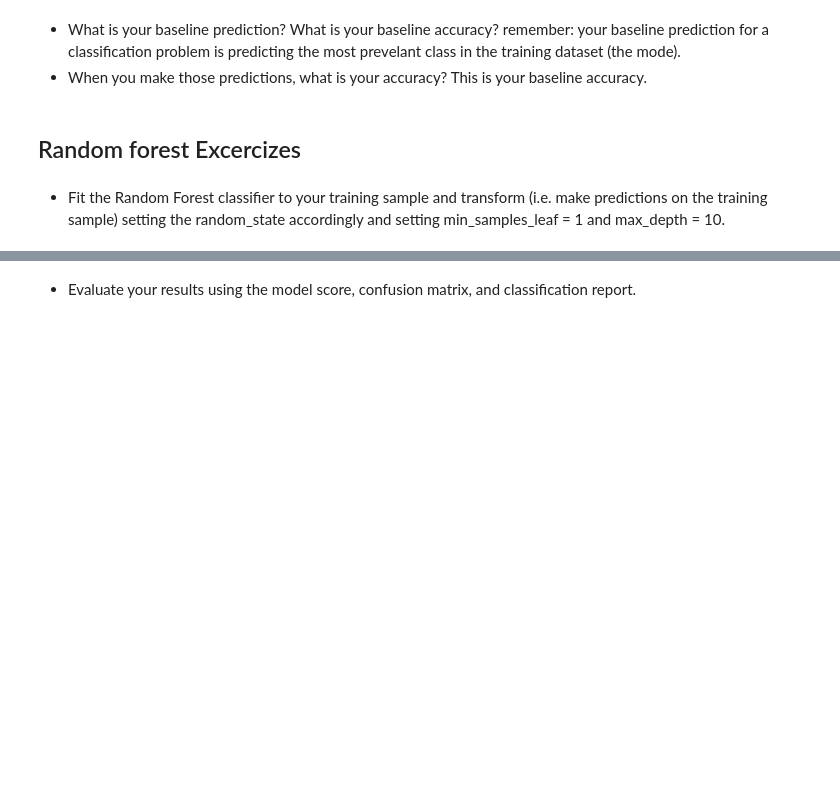
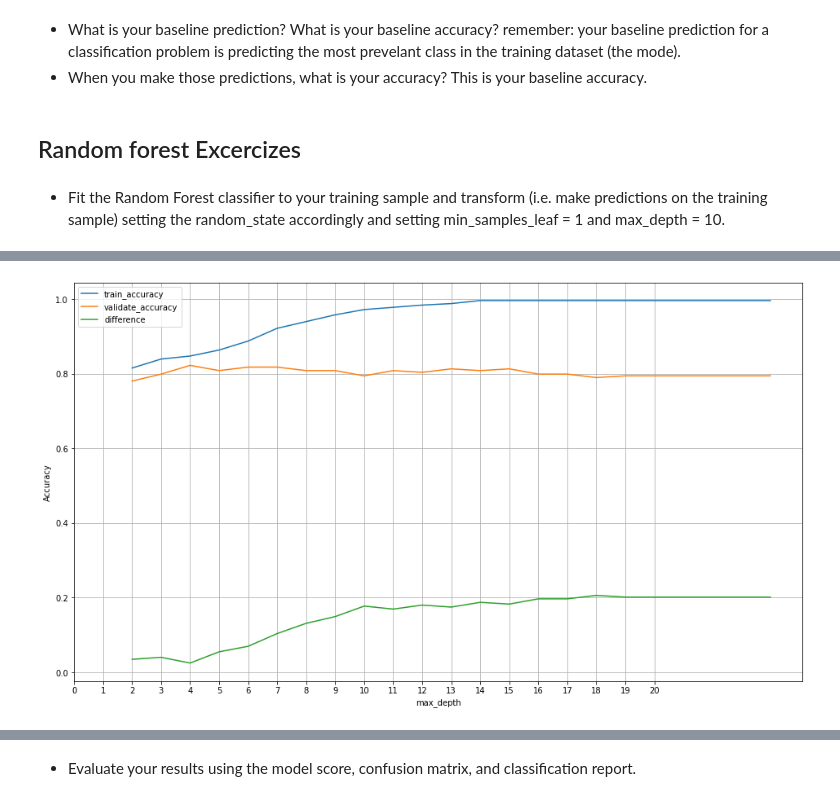
Before and after one commit to GladyBarrios/classification-exercises, a Jupyter notebook: model.ipynb, the cells around one changed output, grey strips where cells are left out. Cells and saved outputs as stored; diff of their text form; code cells hidden in the pictures; blank space fills up the shorter version.

```diff
--- a/model.ipynb
+++ b/model.ipynb
@@ -168,0 +280,2 @@ titanic.head()
+# %%
+df = df.drop(columns=['pclass', 'embarked', 'embarked_encode', 'passenger_id'])
@@ -168,0 +292,11 @@ titanic.head()
+# %%
+train, validate, test = prepare.split(df, stratify_by='survived')
+# %%
+X_train = train.drop(columns=["survived"])
+y_train = train.survived
+
+X_validate = validate.drop(columns=["survived"])
+y_validate = validate.survived
+
+X_test = test.drop(columns=["survived"])
+y_test = test.survived
@@ -168,0 +444,27 @@ titanic.head()
+# %%
+metrics = []
+
+for i in range(2, 25):
+    # Make the model
+    forest = RandomForestClassifier(max_depth=i, random_state=123)
+
+    # Fit the model (on train and only train)
+    forest = forest.fit(X_train, y_train)
+
+    # Use the model
+    # We'll evaluate the model's performance on train, first
+    in_sample_accuracy = forest.score(X_train, y_train)
+
+    out_of_sample_accuracy = forest.score(X_validate, y_validate)
+
+    output = {
+        "max_depth": i,
+        "train_accuracy": in_sample_accuracy,
+        "validate_accuracy": out_of_sample_accuracy
+    }
+
+    metrics.append(output)
+
+df = pd.DataFrame(metrics)
+df["difference"] = df.train_accuracy - df.validate_accuracy
+df
@@ -168,0 +489,7 @@ titanic.head()
+# %%
+df.set_index('max_depth').plot(figsize = (16,9))
+plt.ylabel('Accuracy')
+plt.xticks(np.arange(0,21,1))
+plt.grid()
+# %% [output]
+[figure, added]
```
Also changed, not shown: parts of 84 cells of this notebook.
